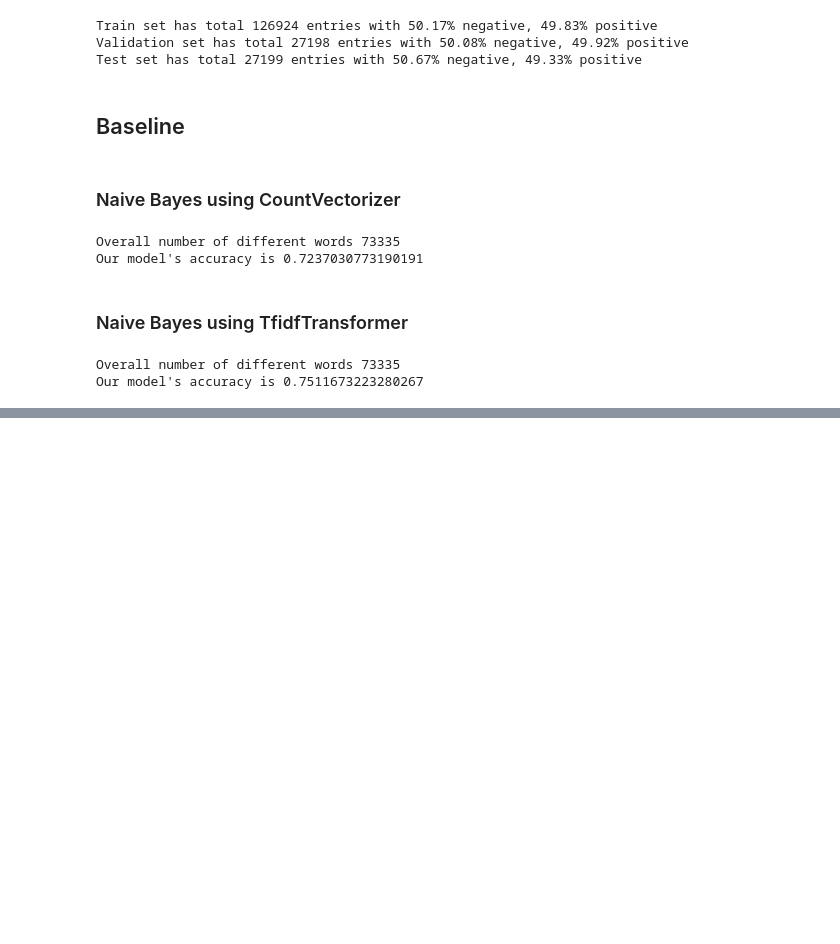
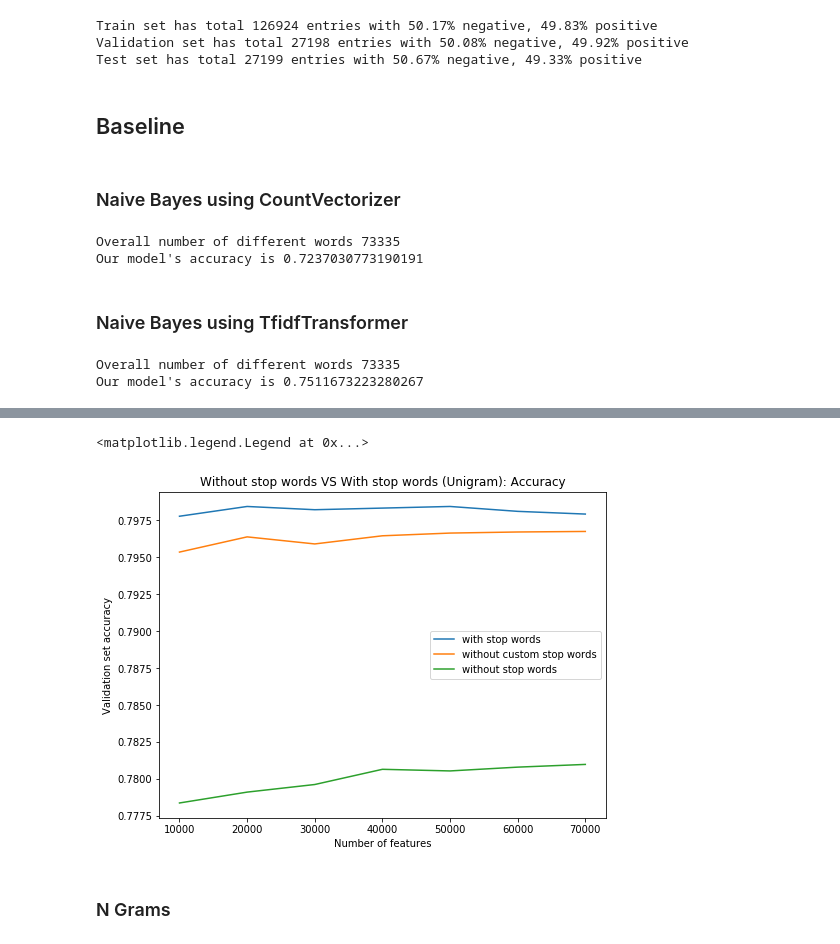
Before and after one commit to zeineb12/tweet_classification, a Jupyter notebook: Zeineb_notebook.ipynb, the cells around one changed output, grey strips where cells are left out. Cells and saved outputs as stored; diff of their text form; code cells hidden in the pictures; blank space fills up the shorter version.

```diff
--- a/Zeineb_notebook.ipynb
+++ b/Zeineb_notebook.ipynb
@@ -293,0 +308,26 @@ Our model's accuracy is 0.7511673223280267
+# %%
+count_vect = CountVectorizer()
+tfidf_transformer = TfidfTransformer()
+lr = LogisticRegression()
+n_features = np.arange(10000,80000,10000)
+
+def nfeature_accuracy_checker(vectorizer=count_vect, n_features=n_features, stop_words=None, ngram_range=(1, 1), classifier=lr):
+    """Helper to get accuracies for different number of features"""
+    result = []
+    print (classifier)
+    print ("\n")
+    for n in n_features:
+        vectorizer.set_params(stop_words=stop_words, max_features=n, ngram_range=ngram_range)
+        checker_pipeline = Pipeline([
+            ('vectorizer', vectorizer),
+            ('transformer', tfidf_transformer),
+            ('classifier', classifier)
+        ])
+        print ("Validation result for {} features".format(n))
+        nfeature_accuracy,tt_time = accuracy_summary(checker_pipeline, x_train, y_train, x_validation, y_validation)
+        result.append(nfeature_accuracy)
+    return result
+# %%
+%%time
+print ("RESULT FOR UNIGRAM WITH STOP WORDS\n")
+feature_result_with_stop = nfeature_accuracy_checker()
@@ -293,0 +352,4 @@ Our model's accuracy is 0.7511673223280267
+# %%
+%%time
+print ("RESULT FOR UNIGRAM WITHOUT STOP WORDS\n")
+feature_result_without_stop = nfeature_accuracy_checker(stop_words='english')
@@ -293,0 +374,5 @@ Our model's accuracy is 0.7511673223280267
+# %%
+%%time
+custom_stop_words = {'I','you','am','for','to','with','him','her','they','my','the','it','is','in','at','and'}
+print ("RESULT FOR UNIGRAM WITHOUT CUSTOM STOP WORDS\n")
+feature_result_custom_stop = nfeature_accuracy_checker(stop_words=custom_stop_words)
@@ -293,0 +397,14 @@ Our model's accuracy is 0.7511673223280267
+# %%
+plt.figure(figsize=(8,6))
+plt.plot(n_features, feature_result_with_stop, label='with stop words')
+plt.plot(n_features, feature_result_custom_stop,label='without custom stop words')
+plt.plot(n_features, feature_result_without_stop,label='without stop words')
+plt.title("Without stop words VS With stop words (Unigram): Accuracy")
+plt.xlabel("Number of features")
+plt.ylabel("Validation set accuracy")
+plt.legend()
+# %% [output]
+<matplotlib.legend.Legend at 0x...>
+[figure, added]
+# %% [markdown]
+### N Grams
```
Also changed, not shown: parts of 30 cells of this notebook, 1 other file.
